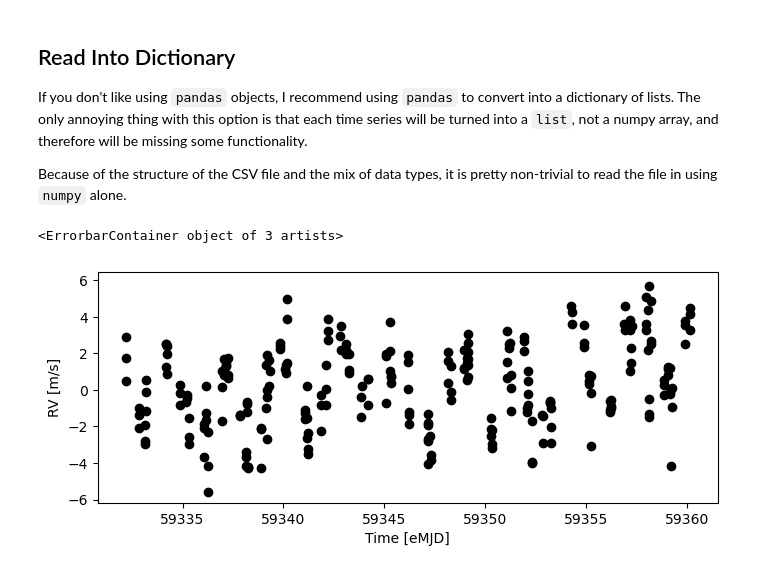
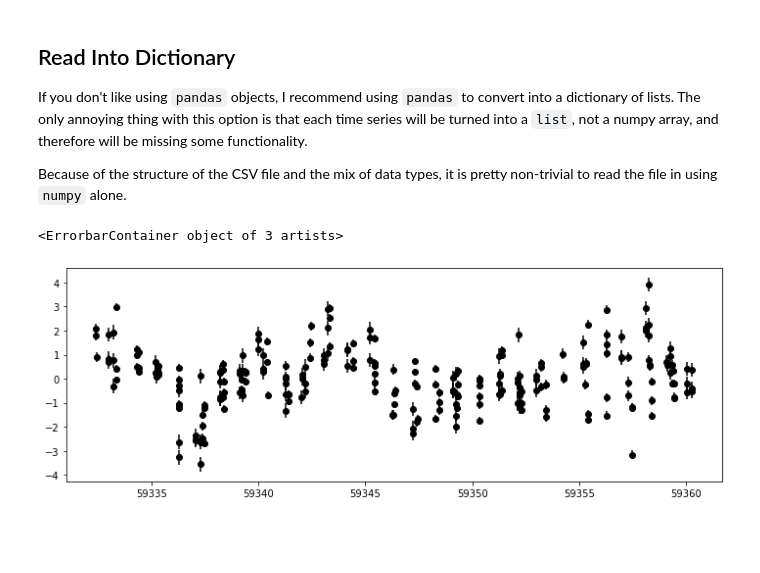
Before and after one commit to lilylingzhao/ESSP4, a Jupyter notebook: ExampleCode/essp4_timeSeries.ipynb, the cells around one changed output. Saved outputs shown, nothing was run; the diff lists cells and outputs as text; code cells hidden in the pictures; blank space fills up the shorter version.

```diff
--- a/ExampleCode/essp4_timeSeries.ipynb
+++ b/ExampleCode/essp4_timeSeries.ipynb
@@ -12,8 +11,14 @@ import matplotlib.pyplot as plt
 import pandas as pd
 # %%
 # Specify file name
-dset_num = 1
-dset_dir = f'/mnt/home/lzhao/ceph/SolarData/DataSets/Training/DS{dset_num}/'
+
+# Specify data set number
+dset_num = 0
+
+# Specify where all the data set folders are, here saved into "essp_dir" variable
+essp_dir = '/mnt/home/lzhao/ceph/SolarData/DataSets/Training/'
+dset_dir = os.path.join(essp_dir,f'DS{dset_num}')
+
 example_file = os.path.join(dset_dir,f'DS{dset_num}_timeSeries.csv')
 # %% [markdown]
 ## Read in with `pandas`
@@ -140,10 +96,7 @@ data_dict = df.to_dict('list') # change to a dictionary of lists
 # %%
-# The keys for the new dictionary are the column names
-plt.figure(figsize=(8,3))
-plt.xlabel('Time [eMJD]')
-plt.ylabel('RV [m/s]')
-plt.errorbar(data_dict['Time [eMJD]'],data_dict['RV [m/s]'],yerr=data_dict['RV Err. [m/s]'],
+plt.figure(figsize=(12,4))
+plt.errorbar(df['Time [eMJD]'],df['RV [m/s]'],yerr=df['RV Err. [m/s]'],
              linestyle='None',marker='o',color='k')
 # %% [output]
 <ErrorbarContainer object of 3 artists>
-[figure, old version]
+[figure, new version]
```
Also changed, not shown: parts of 12 cells of this notebook, 5 other files.
